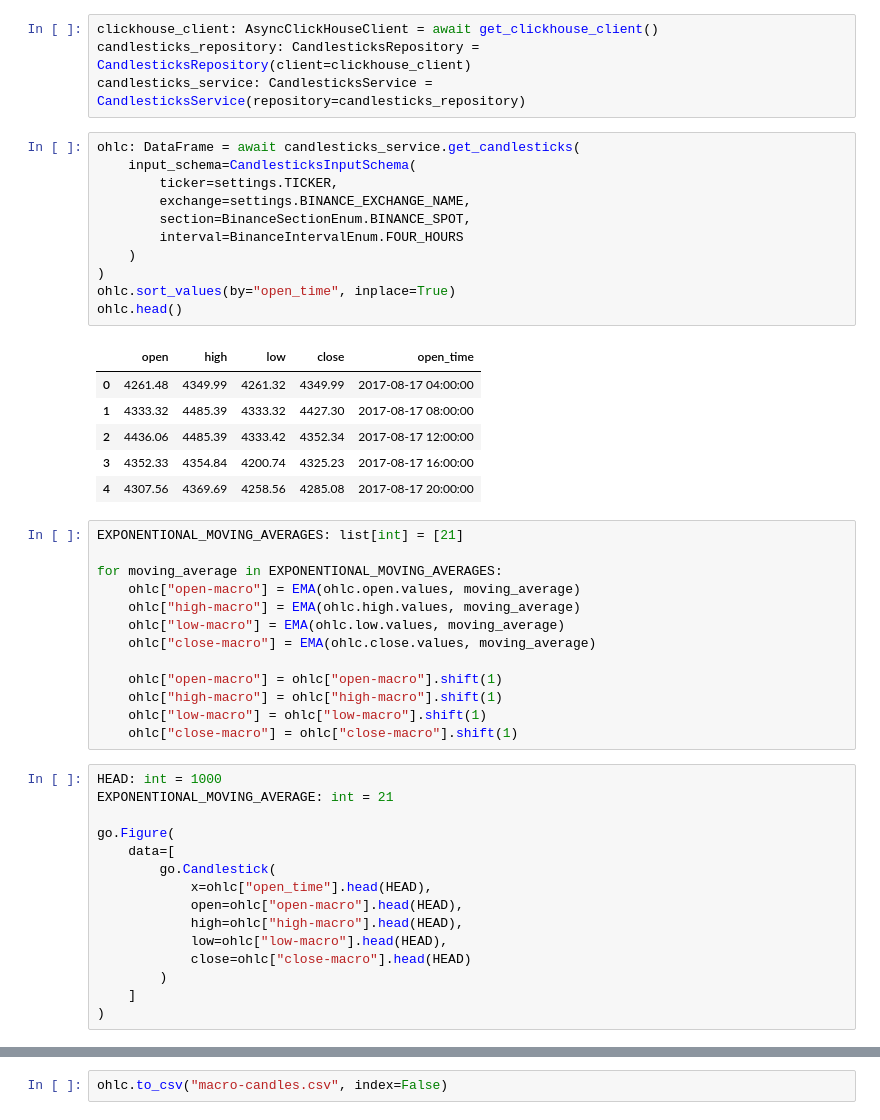
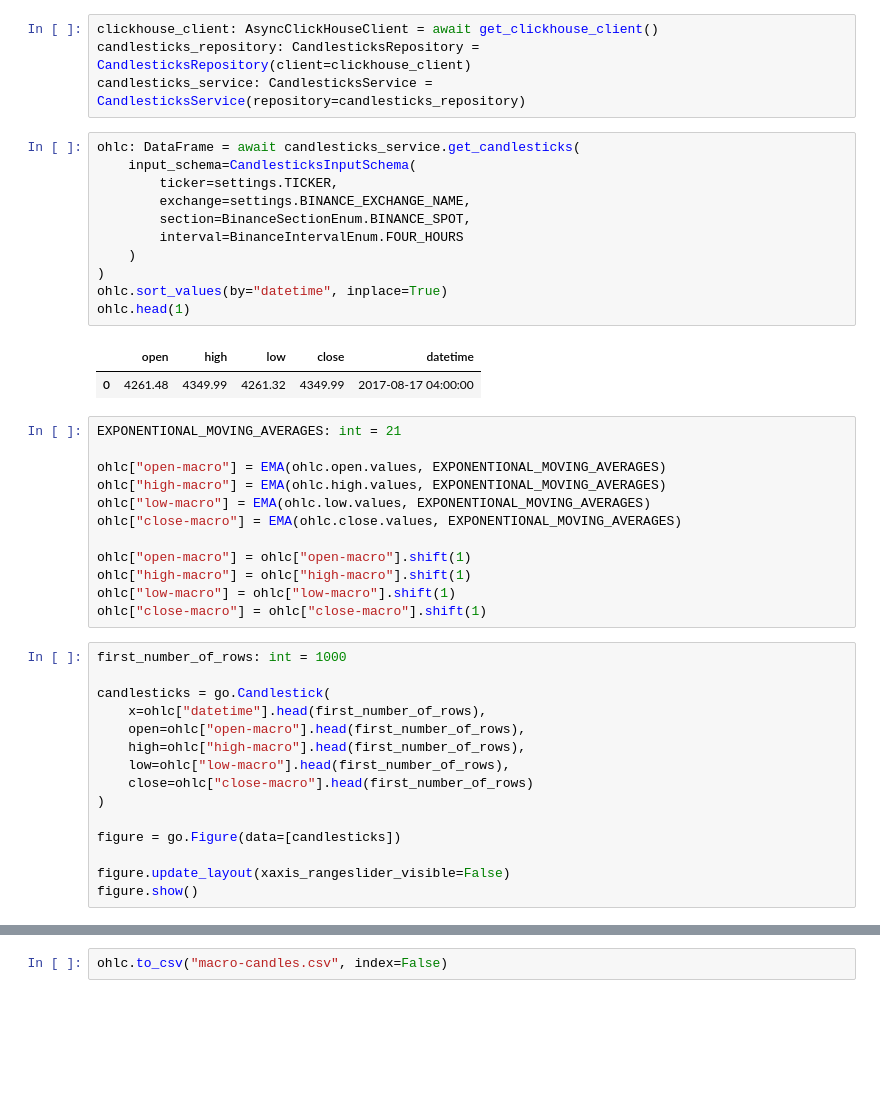
Before and after one commit to e183b796621afbf902067460/hand-of-midas, a Jupyter notebook: notebooks/DS-3/macro-candles.ipynb, the cells around one changed output, grey strips where cells are left out. Saved outputs shown, nothing was run; the diff lists cells and outputs as text; blank space fills up the shorter version.

```diff
--- a/notebooks/DS-3/macro-candles.ipynb
+++ b/notebooks/DS-3/macro-candles.ipynb
@@ -20,47 +20,42 @@ candlesticks_service: CandlesticksService = CandlesticksService(repository=candl
 # %%
 ohlc: DataFrame = await candlesticks_service.get_candlesticks(
     input_schema=CandlesticksInputSchema(
         ticker=settings.TICKER,
         exchange=settings.BINANCE_EXCHANGE_NAME,
         section=BinanceSectionEnum.BINANCE_SPOT,
         interval=BinanceIntervalEnum.FOUR_HOURS
     )
 )
-ohlc.sort_values(by="open_time", inplace=True)
-ohlc.head()
+ohlc.sort_values(by="datetime", inplace=True)
+ohlc.head(1)
 # %% [output]
-|  | open | high | low | close | open_time |
+|  | open | high | low | close | datetime |
 | 0 | 4261.48 | 4349.99 | 4261.32 | 4349.99 | 2017-08-17 04:00:00 |
-| 1 | 4333.32 | 4485.39 | 4333.32 | 4427.30 | 2017-08-17 08:00:00 |
-| 2 | 4436.06 | 4485.39 | 4333.42 | 4352.34 | 2017-08-17 12:00:00 |
-| 3 | 4352.33 | 4354.84 | 4200.74 | 4325.23 | 2017-08-17 16:00:00 |
-| 4 | 4307.56 | 4369.69 | 4258.56 | 4285.08 | 2017-08-17 20:00:00 |
 # %%
-EXPONENTIONAL_MOVING_AVERAGES: list[int] = [21]
+EXPONENTIONAL_MOVING_AVERAGES: int = 21
 
-for moving_average in EXPONENTIONAL_MOVING_AVERAGES:
-    ohlc["open-macro"] = EMA(ohlc.open.values, moving_average)
-    ohlc["high-macro"] = EMA(ohlc.high.values, moving_average)
-    ohlc["low-macro"] = EMA(ohlc.low.values, moving_average)
-    ohlc["close-macro"] = EMA(ohlc.close.values, moving_average)
+ohlc["open-macro"] = EMA(ohlc.open.values, EXPONENTIONAL_MOVING_AVERAGES)
+ohlc["high-macro"] = EMA(ohlc.high.values, EXPONENTIONAL_MOVING_AVERAGES)
+ohlc["low-macro"] = EMA(ohlc.low.values, EXPONENTIONAL_MOVING_AVERAGES)
+ohlc["close-macro"] = EMA(ohlc.close.values, EXPONENTIONAL_MOVING_AVERAGES)
 
-    ohlc["open-macro"] = ohlc["open-macro"].shift(1)
-    ohlc["high-macro"] = ohlc["high-macro"].shift(1)
-    ohlc["low-macro"] = ohlc["low-macro"].shift(1)
-    ohlc["close-macro"] = ohlc["close-macro"].shift(1)
+ohlc["open-macro"] = ohlc["open-macro"].shift(1)
+ohlc["high-macro"] = ohlc["high-macro"].shift(1)
+ohlc["low-macro"] = ohlc["low-macro"].shift(1)
+ohlc["close-macro"] = ohlc["close-macro"].shift(1)
 # %%
-HEAD: int = 1000
-EXPONENTIONAL_MOVING_AVERAGE: int = 21
+first_number_of_rows: int = 1000
 
-go.Figure(
-    data=[
-        go.Candlestick(
-            x=ohlc["open_time"].head(HEAD),
-            open=ohlc["open-macro"].head(HEAD),
-            high=ohlc["high-macro"].head(HEAD),
-            low=ohlc["low-macro"].head(HEAD),
-            close=ohlc["close-macro"].head(HEAD)
-        )
-    ]
+candlesticks = go.Candlestick(
+    x=ohlc["datetime"].head(first_number_of_rows),
+    open=ohlc["open-macro"].head(first_number_of_rows),
+    high=ohlc["high-macro"].head(first_number_of_rows),
+    low=ohlc["low-macro"].head(first_number_of_rows),
+    close=ohlc["close-macro"].head(first_number_of_rows)
 )
+
+figure = go.Figure(data=[candlesticks])
+
+figure.update_layout(xaxis_rangeslider_visible=False)
+figure.show()
 # %%
```
Also changed, not shown: parts of 1 cell of this notebook, 4 other files.
